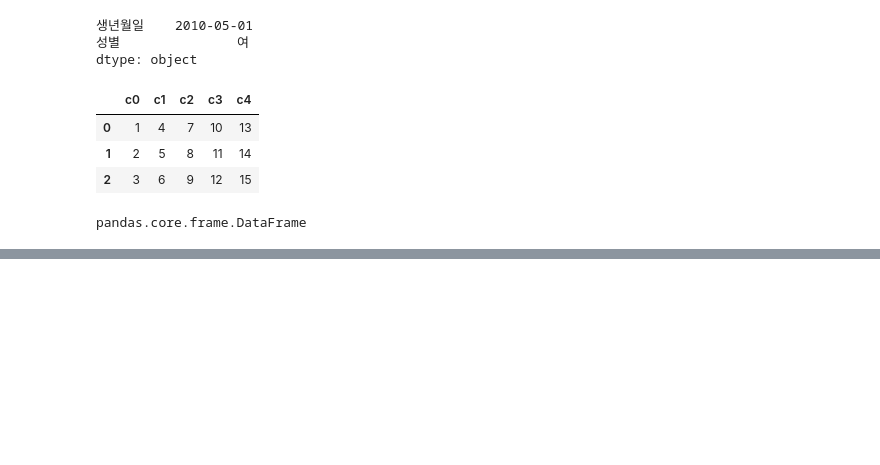
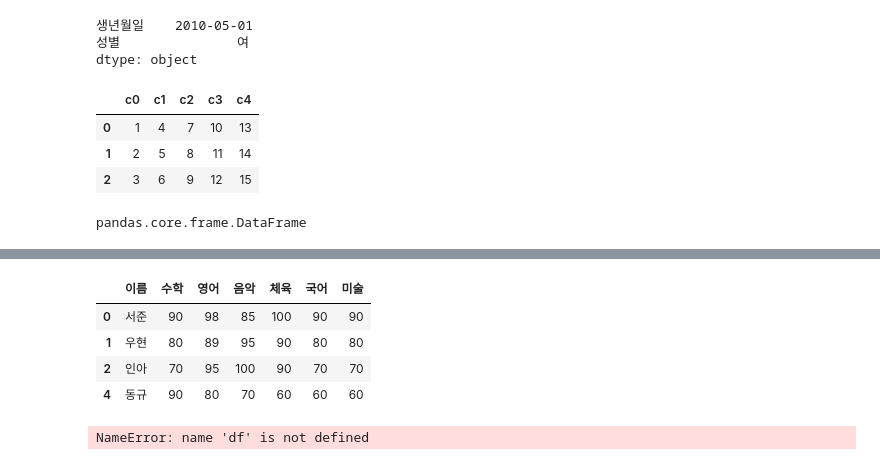
Before and after one commit to hongyeol-seo/exam_WEB, a Jupyter notebook: t2.ipynb, the cells around one changed output, grey strips where cells are left out. Drawn from its saved outputs; the diff is of its cells as text; code cells hidden in the pictures; blank space fills up the shorter version.

```diff
--- a/t2.ipynb
+++ b/t2.ipynb
@@ -87,0 +371,12 @@ KeyError: 0
+# %%
+df
+# %% [output]
+|  | 이름 | 수학 | 영어 | 음악 | 체육 | 국어 | 미술 |
+| 0 | 서준 | 90 | 98 | 85 | 100 | 90 | 90 |
+| 1 | 우현 | 80 | 89 | 95 | 90 | 80 | 80 |
+| 2 | 인아 | 70 | 95 | 100 | 90 | 70 | 70 |
+| 4 | 동규 | 90 | 80 | 70 | 60 | 60 | 60 |
+# %%
+df.T
+# %% [output]
+NameError: name 'df' is not defined
```
Also changed, not shown: parts of 49 cells of this notebook, 42 other files.
